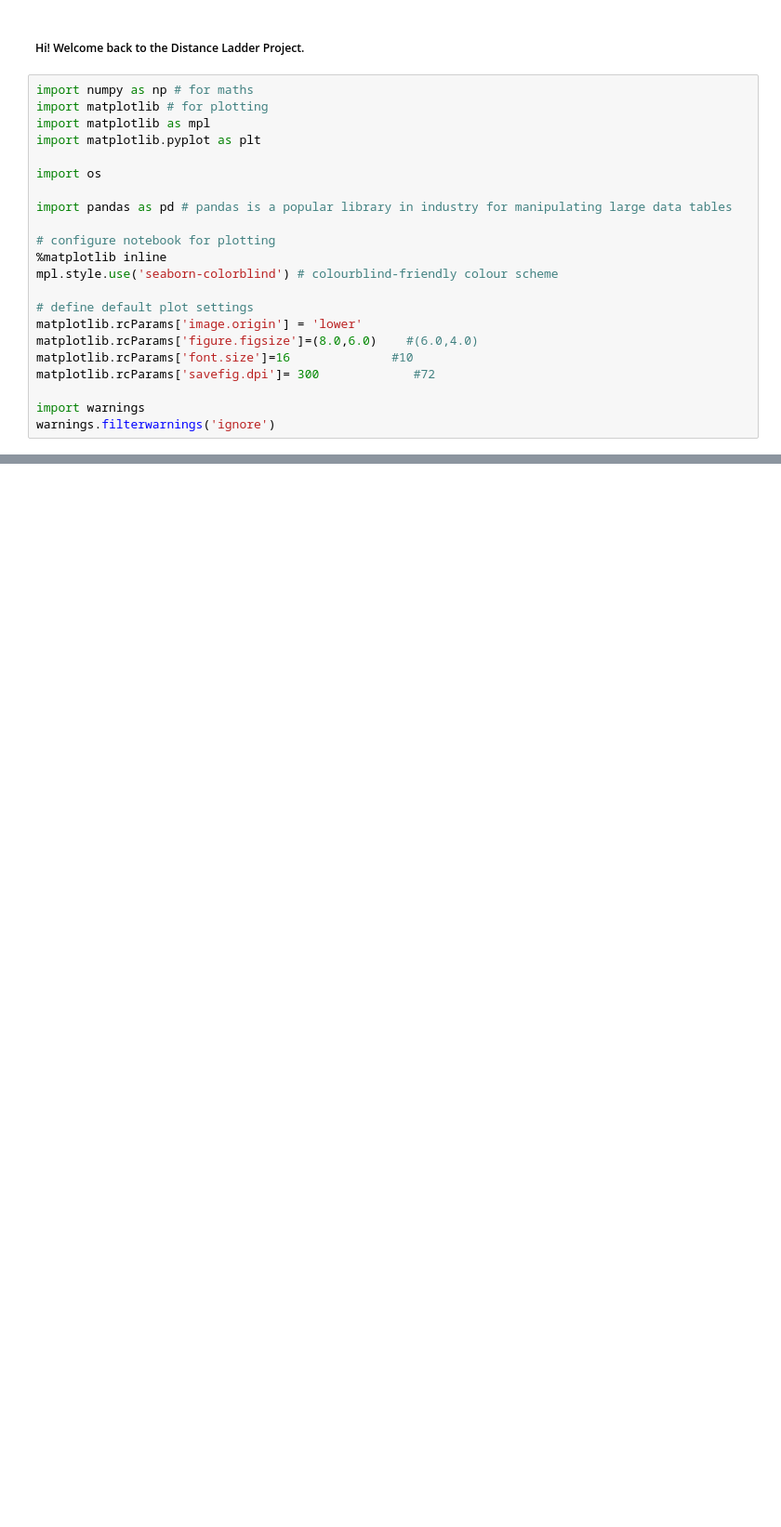
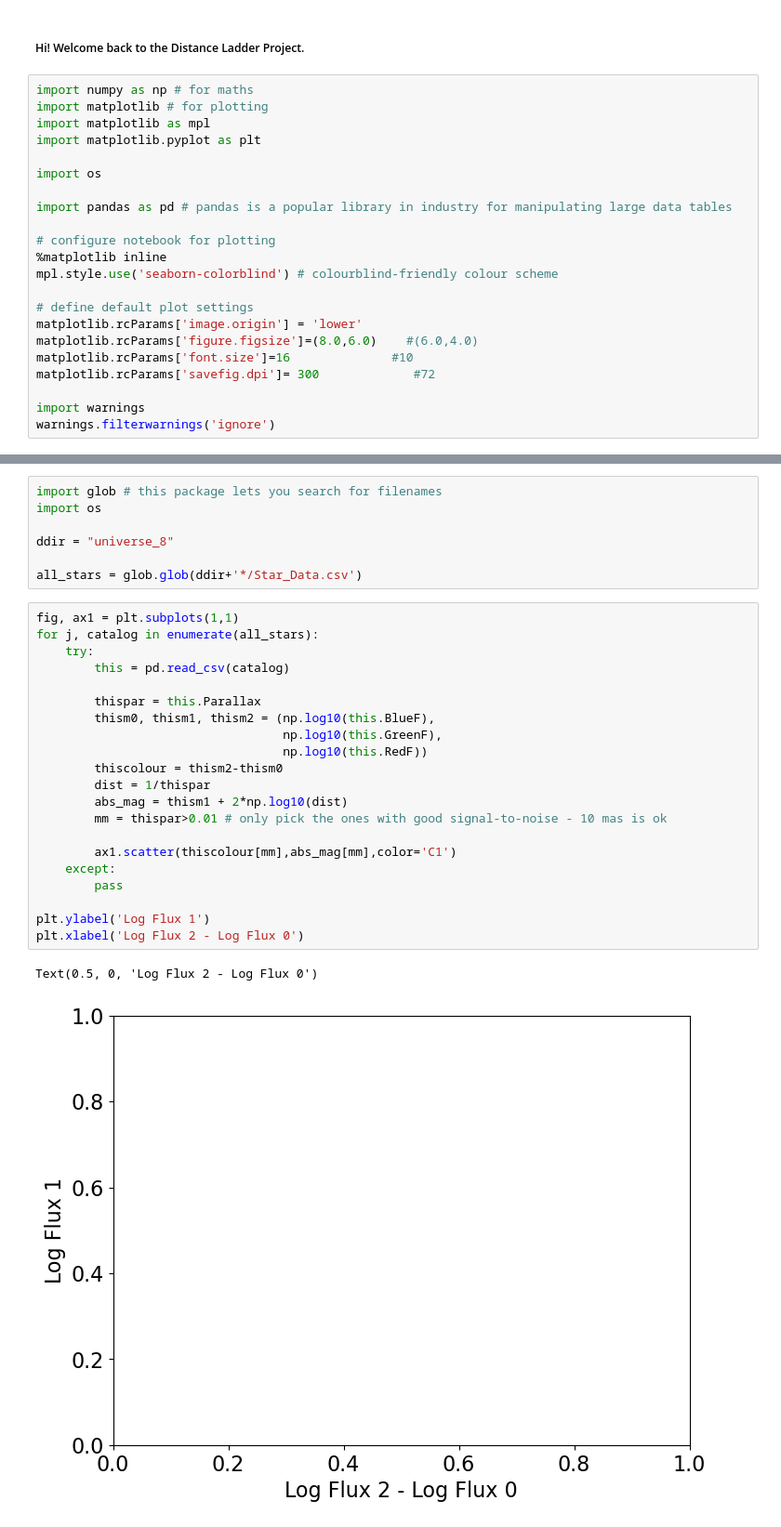
Before and after one commit to nicomii/astro_ladder, a Jupyter notebook: distance_ladder.ipynb, the cells around one changed output, grey strips where cells are left out. Shown: that part at 93% size. Saved outputs shown, nothing was run; the diff lists cells and outputs as text; blank space fills up the shorter version.

```diff
--- a/distance_ladder.ipynb
+++ b/distance_ladder.ipynb
@@ -34,0 +50,31 @@ all_points = glob.glob('U01/*/*/points.txt')
+# %%
+import glob # this package lets you search for filenames
+import os
+
+ddir = "universe_8"
+
+all_stars = glob.glob(ddir+'*/Star_Data.csv')
+# %%
+fig, ax1 = plt.subplots(1,1)
+for j, catalog in enumerate(all_stars):
+    try:
+        this = pd.read_csv(catalog)
+
+        thispar = this.Parallax
+        thism0, thism1, thism2 = (np.log10(this.BlueF),
+                                  np.log10(this.GreenF),
+                                  np.log10(this.RedF))
+        thiscolour = thism2-thism0
+        dist = 1/thispar
+        abs_mag = thism1 + 2*np.log10(dist)
+        mm = thispar>0.01 # only pick the ones with good signal-to-noise - 10 mas is ok
+
+        ax1.scatter(thiscolour[mm],abs_mag[mm],color='C1')
+    except:
+        pass
+
+plt.ylabel('Log Flux 1')
+plt.xlabel('Log Flux 2 - Log Flux 0')
+# %% [output]
+Text(0.5, 0, 'Log Flux 2 - Log Flux 0')
+[figure, added]
```
Also changed, not shown: parts of 5 cells of this notebook, 5 other files.
